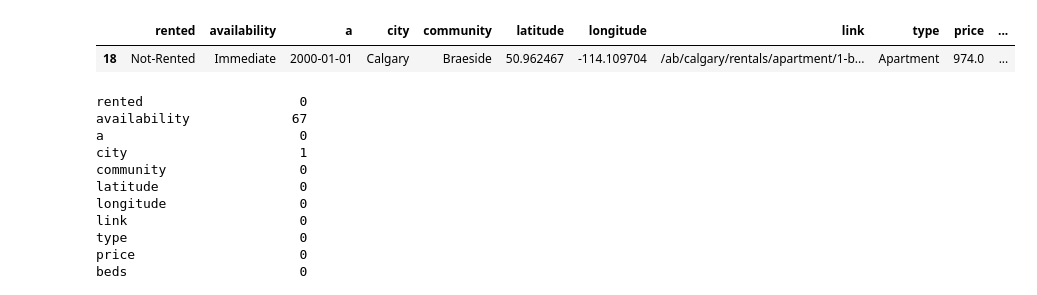
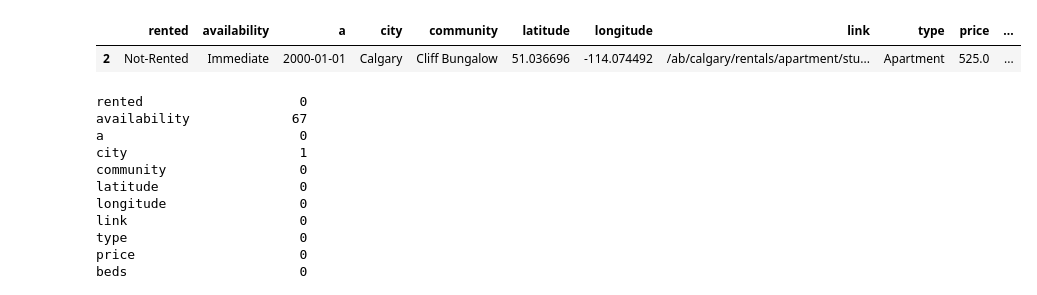
Before and after one commit to mitramir55/House-Price-Analyzer-Flask, a Jupyter notebook: practice - 1.ipynb, the cells around one changed output. Saved outputs shown, nothing was run; the diff lists cells and outputs as text; code cells hidden in the pictures.

```diff
--- a/practice - 1.ipynb
+++ b/practice - 1.ipynb
@@ -1,6 +1,5 @@
 # %%
-from bs4 import BeautifulSoup
-import requests
+
 import regex as re
 import pandas as pd
 import numpy as np
@@ -8,13 +7,14 @@ from termcolor import colored
 from urllib.request import urlopen
 import json
 pd.set_option('display.max_columns', None)
+pd.set_option('display.max_colwidth', None)
 # %%
 df = pd.read_csv(r'Dataset\calgary_cleaned_rentals_dataset.csv')
 # %%
-df[(~df.price.isna())&(~df.price2.isna())].head(1)#['link'].values
+df[(~df.sq_feet.isna())&(df.sq_feet2.isna())].head(1)#['link'].values
 # %% [output]
 |  | rented | availability | a | city | community | latitude | longitude | link | type | price | ... |
-| 18 | Not-Rented | Immediate | 2000-01-01 | Calgary | Braeside | 50.962467 | -114.109704 | /ab/calgary/rentals/apartment/1-b... | Apartment | 974.0 | ... |
+| 2 | Not-Rented | Immediate | 2000-01-01 | Calgary | Cliff Bungalow | 51.036696 | -114.074492 | /ab/calgary/rentals/apartment/stu... | Apartment | 525.0 | ... |
 # %%
 df.dropna(subset=['price'], inplace=True)
 # %%
```
Also changed, not shown: 3 other files.
